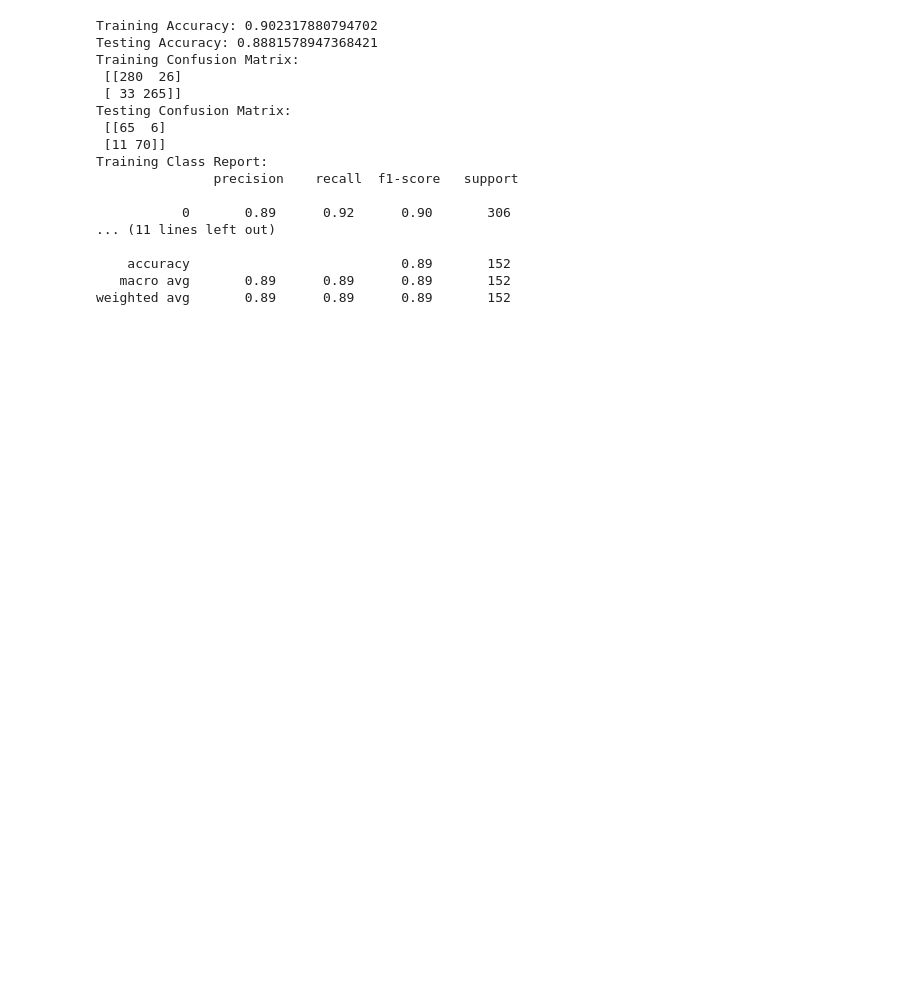
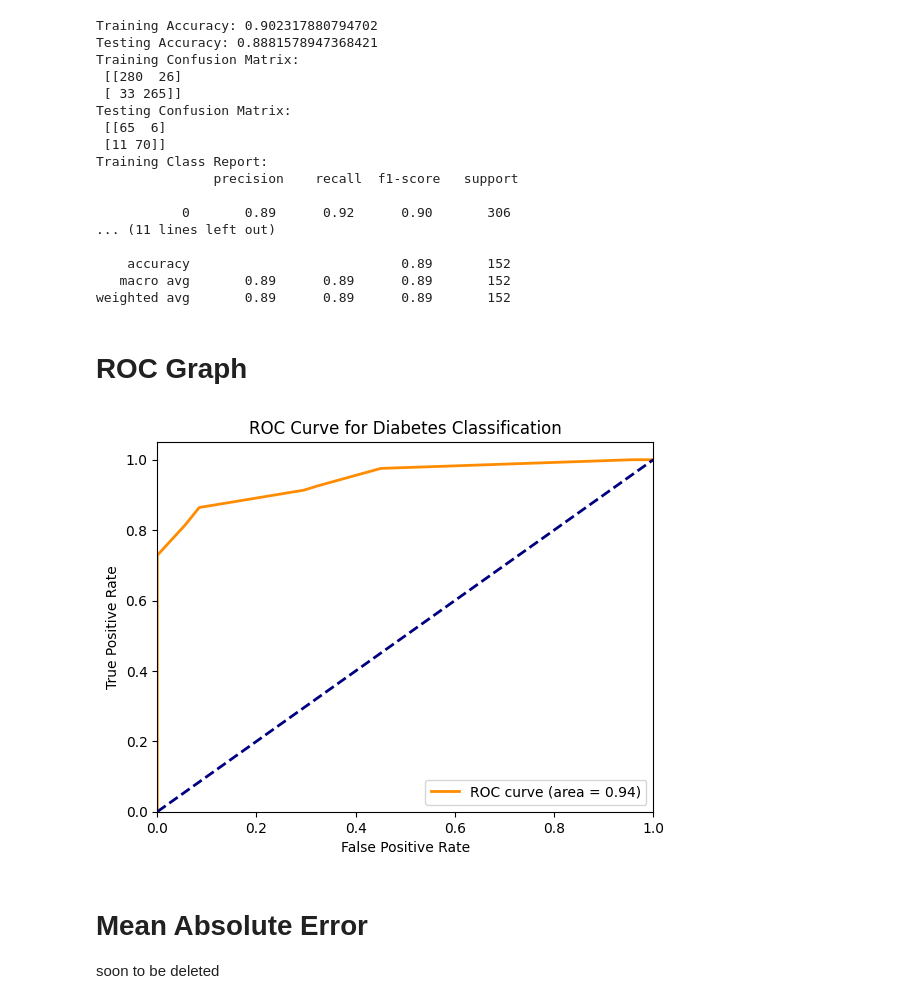
Before and after one commit to AureliaSindhu/HealthcareDiabetes, a Jupyter notebook: SummerDataProj.ipynb, the cells around one changed output. Drawn from its saved outputs; the diff is of its cells as text; code cells hidden in the pictures; blank space fills up the shorter version.

Commit message:
added ROC graph

```diff
--- a/SummerDataProj.ipynb
+++ b/SummerDataProj.ipynb
@@ -269,15 +253,40 @@ weighted avg       0.89      0.89      0.89       152
+# %% [markdown]
+<h1> ROC Graph </h1>
 # %%
-# # Calculate ROC curve
-# fpr, tpr, thresholds = roc_curve(y_test, y_pred_proba)
-# roc_auc = auc(fpr, tpr)
-# # Plot the ROC curve
-# plt.figure()
-# plt.plot(fpr, tpr, label='ROC curve (area = %0.2f)' % roc_auc)
-# plt.plot([0, 1], [0, 1], 'k--', label='No Skill')
-# plt.xlim([0.0, 1.0])
-# plt.ylim([0.0, 1.05])
-# plt.xlabel('False Positive Rate')
-# plt.ylabel('True Positive Rate')
-# plt.title('ROC Curve for Diabetes Classification')
-# plt.legend()
-# plt.show()
+# import pandas as pd
+# import matplotlib.pyplot as plt
+# from sklearn.metrics import roc_curve, auc
+# from sklearn.tree import DecisionTreeClassifier
+# from sklearn.model_selection import train_test_split
+
+# diabetes_features = ['Pregnancies', 'Glucose', 'BloodPressure', 'SkinThickness', 'Insulin', 'BMI', 'DiabetesPedigreeFunction', 'Age']
+# X = df[diabetes_features]
+# y = df['Outcome']
+
+# Split the data
+# X_train, X_test, y_train, y_test = train_test_split(X, y, test_size=0.2, random_state=3)
+
+# Train the model
+# diabetes_model = DecisionTreeClassifier(max_depth=5, random_state=3)
+# diabetes_model.fit(X_train, y_train)
+
+# Make predictions
+y_pred_proba = diabetes_model.predict_proba(X_test)[:, 1]
+
+# Calculate ROC curve and AUC
+fpr, tpr, thresholds = roc_curve(y_test, y_pred_proba)
+roc_auc = auc(fpr, tpr)
+
+# Plot the ROC curve
+plt.figure()
+plt.plot(fpr, tpr, color='darkorange', lw=2, label='ROC curve (area = %0.2f)' % roc_auc)
+plt.plot([0, 1], [0, 1], color='navy', lw=2, linestyle='--')
+plt.xlim([0.0, 1.0])
+plt.ylim([0.0, 1.05])
+plt.xlabel('False Positive Rate')
+plt.ylabel('True Positive Rate')
+plt.title('ROC Curve for Diabetes Classification')
+plt.legend(loc="lower right")
+plt.show()
+# %% [output]
+[figure, added]
@@ -296,3 +293,6 @@ weighted avg       0.89      0.89      0.89       152
+# %% [markdown]
+<h1> Mean Absolute Error </h1>
+soon to be deleted
 # %%
 # from sklearn.metrics import mean_absolute_error
 
```
Also changed, not shown: parts of 7 cells of this notebook.
